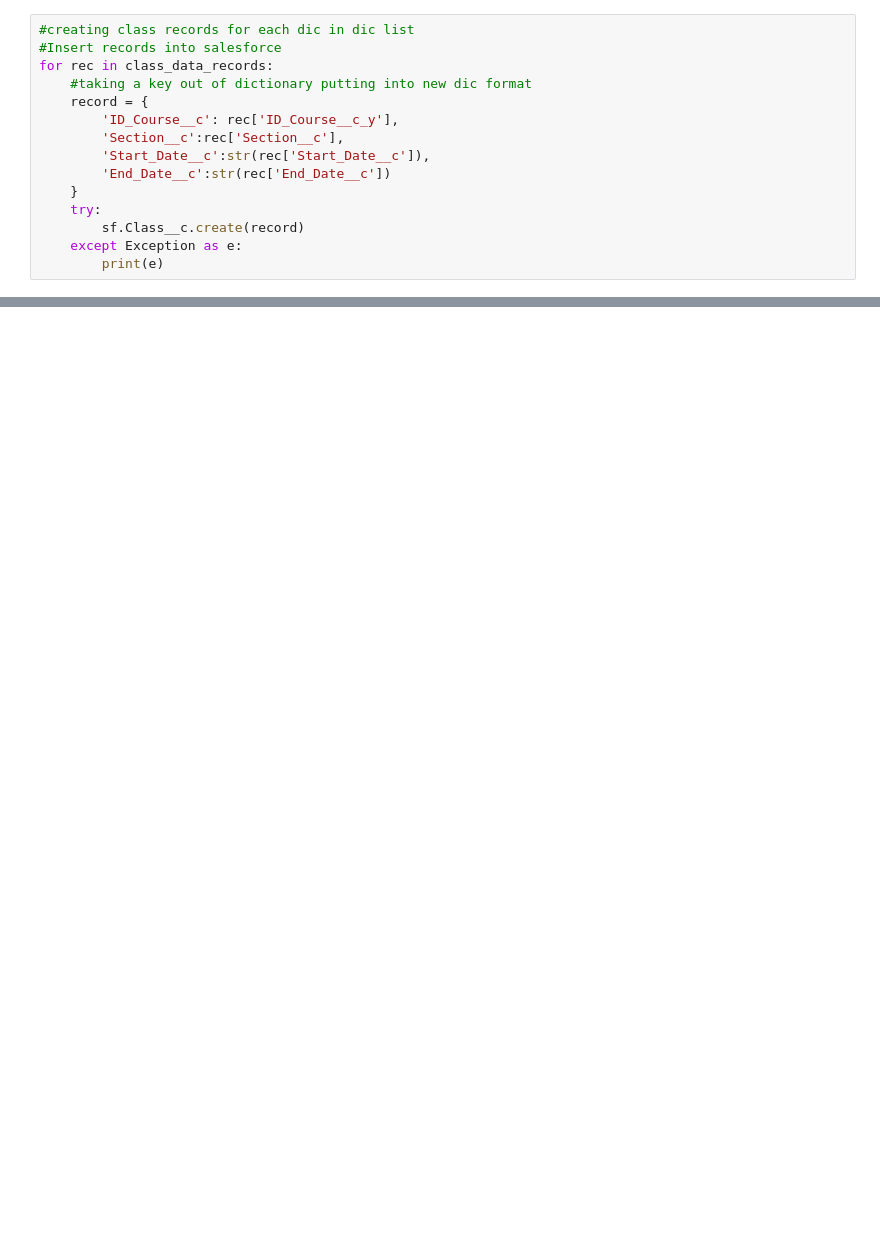
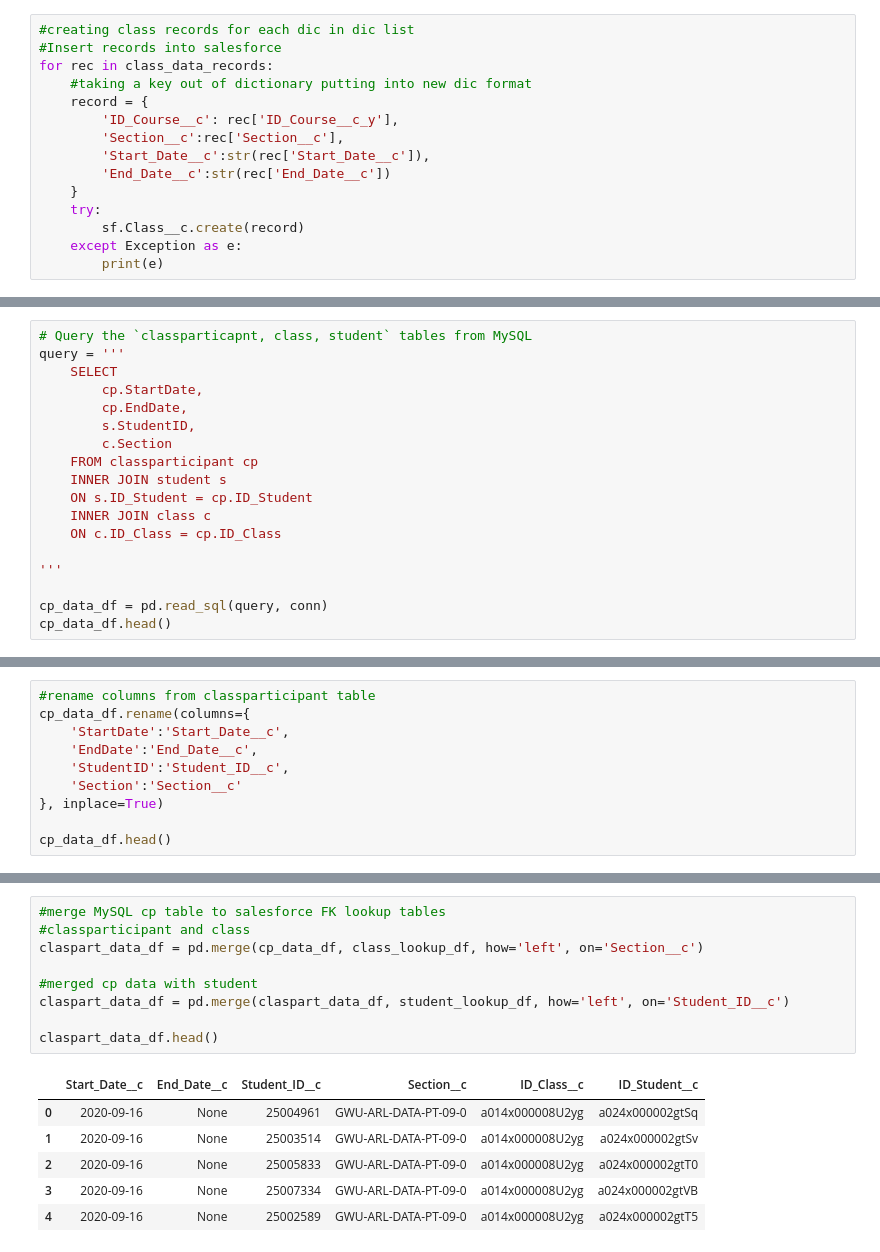
Before and after one commit to citizendez/ETL-Salesforce, a Jupyter notebook: ETL.ipynb, the cells around one changed output, grey strips where cells are left out. Drawn from its saved outputs; the diff is of its cells as text; blank space fills up the shorter version.

```diff
--- a/ETL.ipynb
+++ b/ETL.ipynb
@@ -445,0 +490,18 @@ for rec in class_data_records:
+# %%
+# Query the `classparticapnt, class, student` tables from MySQL
+query = '''
+    SELECT
+        cp.StartDate,
+        cp.EndDate,
+        s.StudentID,
+        c.Section
+    FROM classparticipant cp
+    INNER JOIN student s
+    ON s.ID_Student = cp.ID_Student
+    INNER JOIN class c
+    ON c.ID_Class = cp.ID_Class
+
+'''
+
+cp_data_df = pd.read_sql(query, conn)
+cp_data_df.head()
@@ -445,0 +515,10 @@ for rec in class_data_records:
+# %%
+#rename columns from classparticipant table
+cp_data_df.rename(columns={
+    'StartDate':'Start_Date__c',
+    'EndDate':'End_Date__c',
+    'StudentID':'Student_ID__c',
+    'Section':'Section__c'
+}, inplace=True)
+
+cp_data_df.head()
@@ -445,0 +532,16 @@ for rec in class_data_records:
+# %%
+#merge MySQL cp table to salesforce FK lookup tables
+#classparticipant and class
+claspart_data_df = pd.merge(cp_data_df, class_lookup_df, how='left', on='Section__c')
+
+#merged cp data with student
+claspart_data_df = pd.merge(claspart_data_df, student_lookup_df, how='left', on='Student_ID__c')
+
+claspart_data_df.head()
+# %% [output]
+|  | Start_Date__c | End_Date__c | Student_ID__c | Section__c | ID_Class__c | ID_Student__c |
+| 0 | 2020-09-16 | None | 25004961 | GWU-ARL-DATA-PT-09-0 | a014x000008U2yg | a024x000002gtSq |
+| 1 | 2020-09-16 | None | 25003514 | GWU-ARL-DATA-PT-09-0 | a014x000008U2yg | a024x000002gtSv |
+| 2 | 2020-09-16 | None | 25005833 | GWU-ARL-DATA-PT-09-0 | a014x000008U2yg | a024x000002gtT0 |
+| 3 | 2020-09-16 | None | 25007334 | GWU-ARL-DATA-PT-09-0 | a014x000008U2yg | a024x000002gtVB |
+| 4 | 2020-09-16 | None | 25002589 | GWU-ARL-DATA-PT-09-0 | a014x000008U2yg | a024x000002gtT5 |
```
Also changed, not shown: parts of 26 cells of this notebook.
